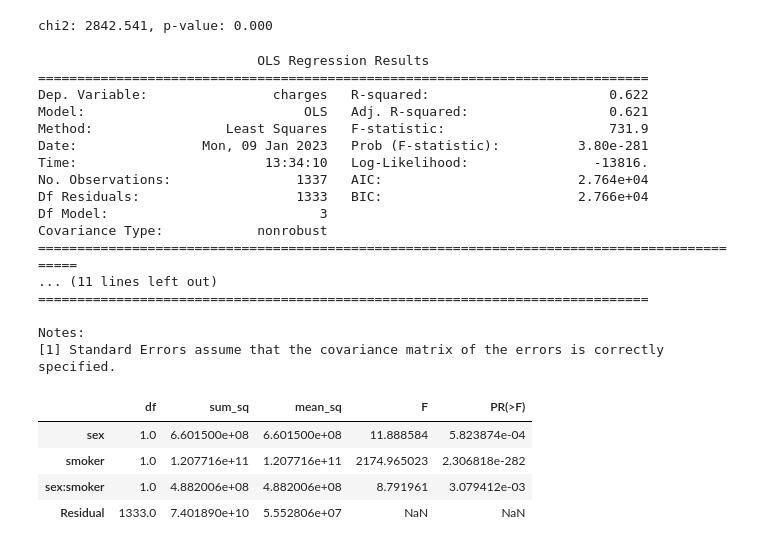
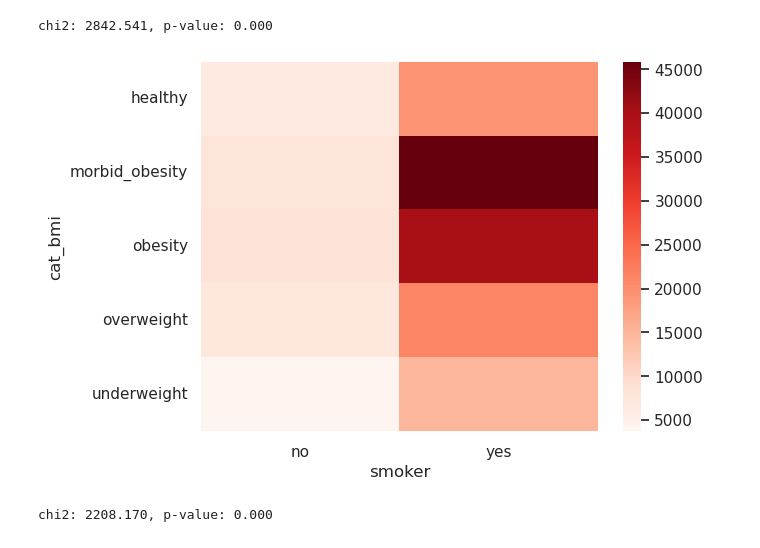
Before and after one commit to StevenDelval/Predire-une-prime-d-assurance-grace-l-IA, a Jupyter notebook: partie_analyse.ipynb, the cells around one changed output. Drawn from its saved outputs; the diff is of its cells as text; code cells hidden in the pictures.

```diff
--- a/partie_analyse.ipynb
+++ b/partie_analyse.ipynb
@@ -336,29 +337,21 @@ print(f"chi2: {chi2:.3f}, p-value: {p:.3f}")
 # %% [output]
 chi2: 2842.541, p-value: 0.000
 # %%
-anova_variete = smf.ols('charges~sex*smoker', data=df).fit()
-print(anova_variete.summary())
-sm.stats.anova_lm(anova_variete)
+# anova_variete = smf.ols('charges~sex*smoker', data=df).fit()
+# print(anova_variete.summary())
+# sm.stats.anova_lm(anova_variete)
-# %% [output]
-                            OLS Regression Results
-==============================================================================
-Dep. Variable:                charges   R-squared:                       0.622
-Model:                            OLS   Adj. R-squared:                  0.621
-Method:                 Least Squares   F-statistic:                     731.9
-Date:                Mon, 09 Jan 2023   Prob (F-statistic):          3.80e-281
-Time:                        13:34:10   Log-Likelihood:                -13816.
-No. Observations:                1337   AIC:                         2.764e+04
-Df Residuals:                    1333   BIC:                         2.766e+04
-Df Model:                           3
-Covariance Type:            nonrobust
-=============================================================================================
-... (11 lines left out)
-==============================================================================
-
-Notes:
-[1] Standard Errors assume that the covariance matrix of the errors is correctly specified.
-|  | df | sum_sq | mean_sq | F | PR(>F) |
-| sex | 1.0 | 6.601500e+08 | 6.601500e+08 | 11.888584 | 5.823874e-04 |
-| smoker | 1.0 | 1.207716e+11 | 1.207716e+11 | 2174.965023 | 2.306818e-282 |
-| sex:smoker | 1.0 | 4.882006e+08 | 4.882006e+08 | 8.791961 | 3.079412e-03 |
-| Residual | 1333.0 | 7.401890e+10 | 5.552806e+07 | NaN | NaN |
+# %%
+contingency_table = pd.crosstab(df['cat_bmi'], df['smoker'],values=df['charges'],aggfunc='median')
+# %%
+# Création du heatmap
+sns.heatmap(contingency_table, cmap='Reds')
+
+# Affichage du heatmap
+plt.show()
+# %% [output]
+[figure, added]
+# %%
+chi2, p, dof, expected = chi2_contingency(contingency_table)
+print(f"chi2: {chi2:.3f}, p-value: {p:.3f}")
+# %% [output]
+chi2: 2208.170, p-value: 0.000
```
Also changed, not shown: parts of 23 cells of this notebook.
